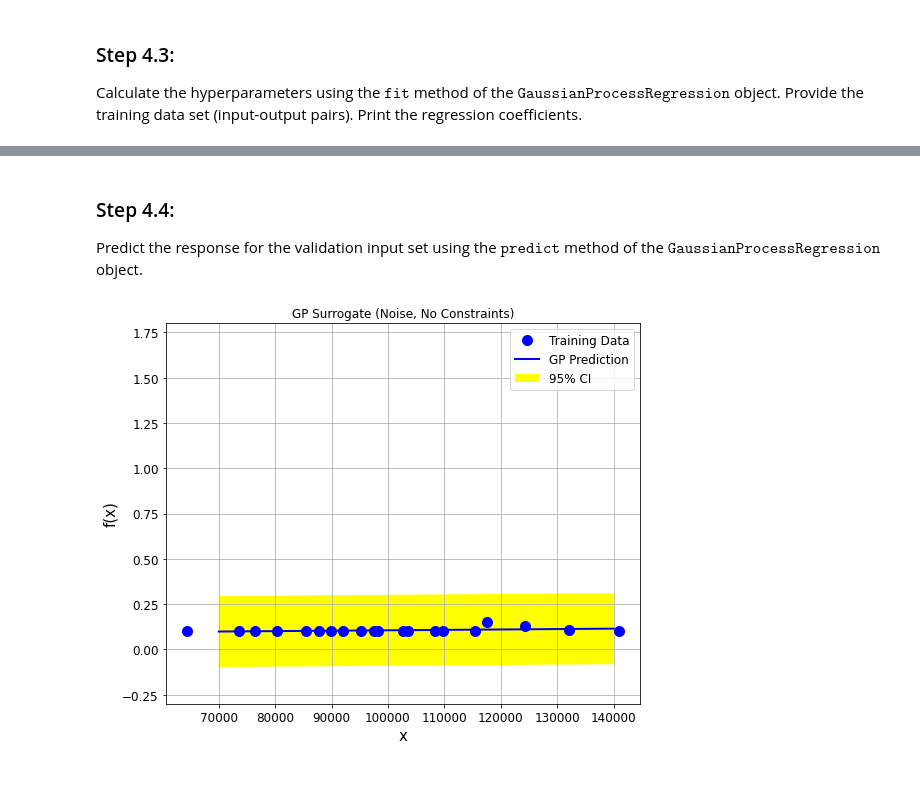
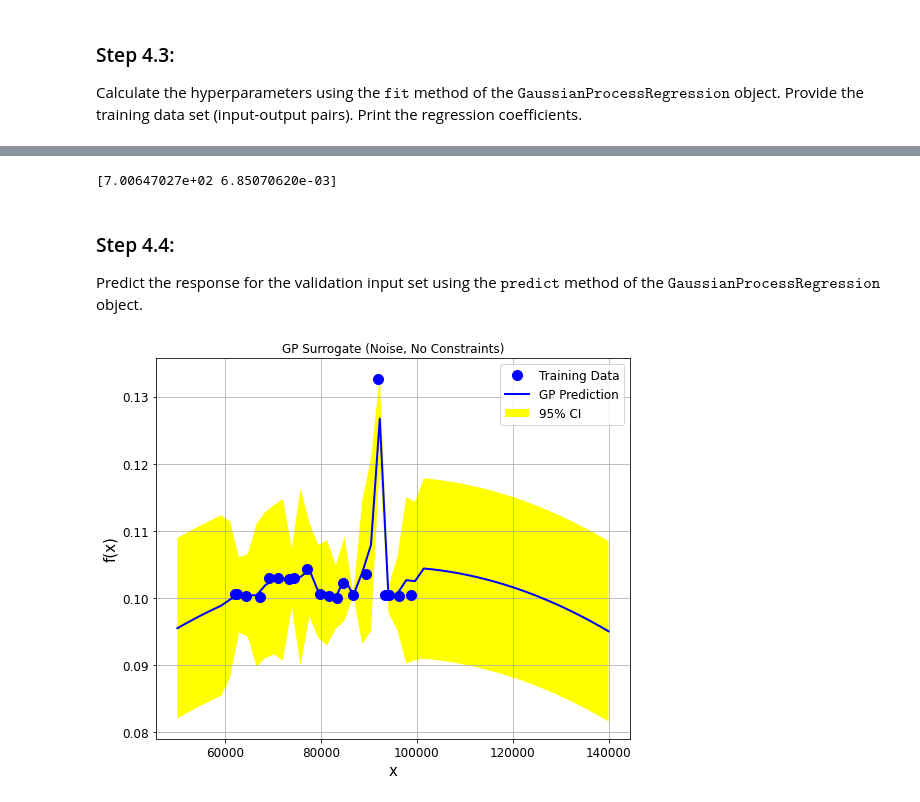
Before and after one commit to SURGroup/MSEE_UQ_Short_Course, a Jupyter notebook: Day2/Day2_InClassExercises/Day2_InClassExercises.ipynb, the cells around one changed output, grey strips where cells are left out. Cells and saved outputs as stored; diff of their text form; code cells hidden in the pictures.

```diff
--- a/Day2/Day2_InClassExercises/Day2_InClassExercises.ipynb
+++ b/Day2/Day2_InClassExercises/Day2_InClassExercises.ipynb
@@ -403,8 +403,9 @@ Build a Gaussian Process surrogate for 1-D contact sphere model. In the indentat
 Create a distribution object for the random variable (see Day 1 activities).
 # %%
 # Solution
-from UQpy.distributions import Lognormal
-dist1 = Lognormal(s=0.19804, scale=98058.0675, loc=0.0)
+from UQpy.distributions import Lognormal, Uniform
+dist1=Uniform(60000, 40000)
+# dist1 = Lognormal(s=0.19804, scale=98058.0675, loc=0.0)
 # %% [markdown]
 ### Step 2
 
@@ -477,8 +478,11 @@ Instantiate a $\texttt{GaussianProcessRegression}$ object. Select:
 2. Radial Basis Function kernel ($\texttt{RBF}$) to define similarity between samples.
 # %%
 # Solution
-K = GaussianProcessRegression(regression_model=LinearRegression(),
-                              kernel=RBF(),hyperparameters=[1, 0.1])
+from UQpy.utilities.MinimizeOptimizer import MinimizeOptimizer
+K = GaussianProcessRegression(regression_model=QuadraticRegression(),
+                              optimizer=MinimizeOptimizer(),
+                              kernel=RBF(),hyperparameters=[1e5, 0.1],
+                              optimizations_number=10)
 # %% [markdown]
 ### Step 4.3:
 
@@ -493,3 +531,7 @@ print(K.beta)
+# %%
+print(K.hyperparameters)
+# %% [output]
+[7.00647027e+02 6.85070620e-03]
 # %% [markdown]
 ### Step 4.4:
 
@@ -497,11 +539,27 @@ Predict the response for the validation input set using the $\texttt{predict}$ m
 # %%
 # Solution
 from UQpy.sampling import MonteCarloSampling
 import matplotlib.pyplot as plt
 import numpy as np
 
 domain=np.linspace(0.5e5, 1.4e5).reshape(-1, 1)
 prediction_results, y_std2 = K.predict(domain,
                                        return_std=True)
+
+fig, ax = plt.subplots(figsize=(8.5,7))
+
+ax.plot(training_samples, maximum_displacement,'bo',markerfacecolor='b',
+        markersize=10, label='Training Data')
+ax.plot(domain, prediction_results,'b-', lw=2, label='GP Prediction')
+ax.fill_between(domain.flatten(), prediction_results-1.96*y_std2,
+                prediction_results+1.96*y_std2,
+                facecolor='yellow',label='95% CI')
+ax.tick_params(axis='both', which='major', labelsize=12)
+ax.set_xlabel('x', fontsize=15)
+ax.set_ylabel('f(x)', fontsize=15)
+# ax.set_ylim([-0.3,1.8])
+plt.title('GP Surrogate (Noise, No Constraints)')
+ax.legend(loc="upper right",prop={'size': 12});
+plt.grid()
 # %% [output]
-[figure, old version]
+[figure, new version]
```
Also changed, not shown: parts of 6 cells of this notebook.
